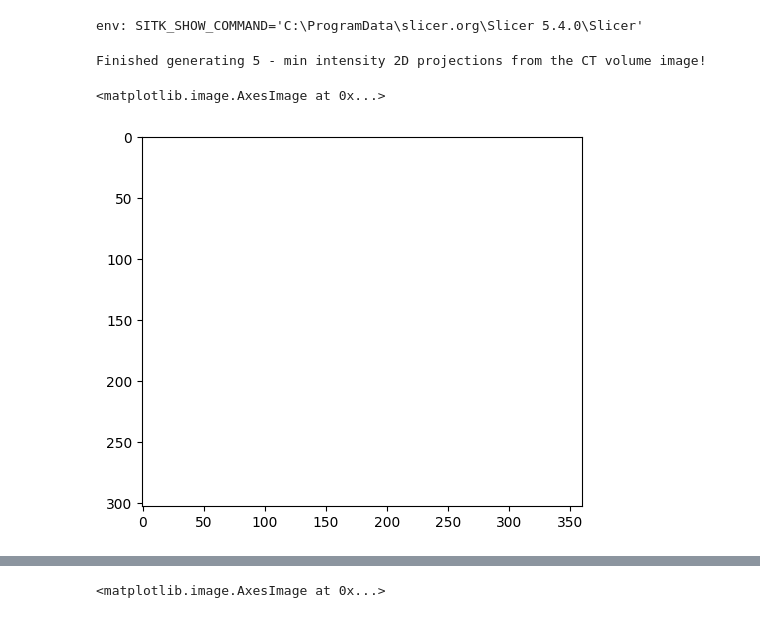
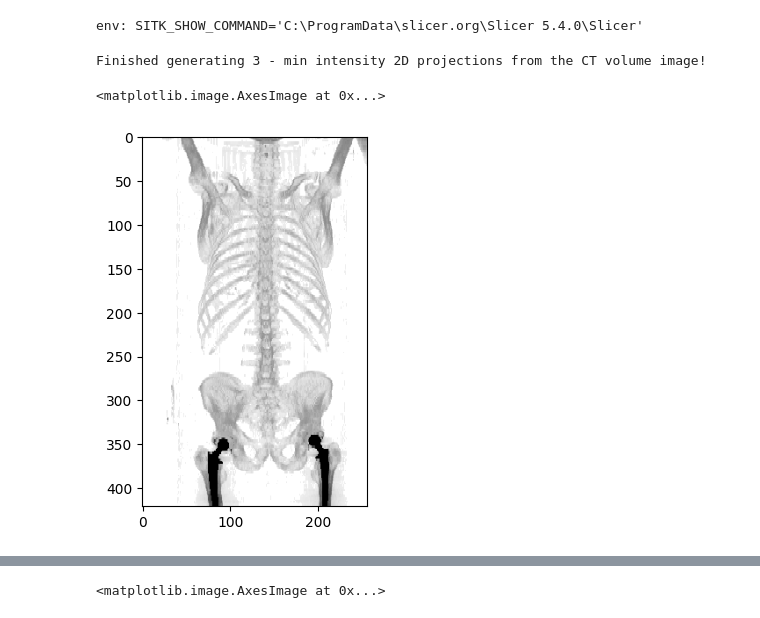
Before and after one commit to NickosKal/UCAN-PET-CT-image-data-handling-pipeline, a Jupyter notebook: Task2_1/SimpleITK_exploration.ipynb, the cells around one changed output, grey strips where cells are left out. Saved outputs shown, nothing was run; the diff lists cells and outputs as text; code cells hidden in the pictures.

Commit message:
Tried min and max for CT images

```diff
--- a/Task2_1/SimpleITK_exploration.ipynb
+++ b/Task2_1/SimpleITK_exploration.ipynb
@@ -41,27 +41,27 @@ PTYPE='min'
 # sample pet - E:\U-CAN-Lymfom_A\Ashish_SampleResampling\pat1_PET_resample_3Dimg.nii.gz
 # sampele ct - E:\U-CAN-Lymfom_A\Ashish_SampleResampling\pat1_CT_resample_3Dimg.nii.gz
 
-v_img = sitk.ReadImage(r'G:\U-CAN-Lymfom_A\Selected_for_UCAN_project\2dprojections\npr100222372477_SUV_CT\20171207\CT.nii.gz')
+v_img = sitk.ReadImage(r'f:\ReshapedCollages\sample_resampled_SUV_CT\npr100169878450_SUV_CT\20130412\CT.nii.gz')
 # v_img = sitk.ReadImage(r'E:\Sambit\Project_10\Data\Resampled_SUV_CT\npr100589333593_SUV_CT\20190205\SUV.nii.gz')
 
 # if not os.path.exists(r"E:\U-CAN-Lymfom_A\Ashish_SampleResampling\2d projections"):
 #     os.mkdir(r"E:\U-CAN-Lymfom_A\Ashish_SampleResampling\2d projections")
 
-save_path=r'G:\U-CAN-Lymfom_A\Selected_for_UCAN_project\2dprojections\sample\20171207'
+save_path=r'f:\ReshapedCollages\sample_resampled_SUV_CT\sample_2D\min\20171207'
 # save_path=r'E:\Sambit\Project_10\Data\Resampled_SUV_CT\Sample 2d projections\sample_SUV'
 
 #get_2D_projections(v_img,MODA,PTYPE,15,T_TYPE, img_n=save_path)
-get_2D_projections(v_img,MODA,ptype=PTYPE,angle=45,clip_value=15.0,t_type=T_TYPE,img_n=save_path)
+get_2D_projections(v_img,MODA,ptype=PTYPE,angle=90,clip_value=15.0,t_type=T_TYPE,img_n=save_path)
 # %% [output]
-Finished generating 5 - min intensity 2D projections from the CT volume image!
+Finished generating 3 - min intensity 2D projections from the CT volume image!
 # %%
 # index:  [192. 192. 192.]
 # physical rotation center:  (134.9765625, 134.9765625, -509.760009765625)
 # %%
-arr=np.load(r'G:\U-CAN-Lymfom_A\Selected_for_UCAN_project\2dprojections\sample\20171207_CT_LT_image_90.0.npy')
+arr=np.load(r'f:\ReshapedCollages\sample_resampled_SUV_CT\sample_2D\max\20171207_CT_B_image_90.0.npy')
 # print(np.unique(arr))
 # i_arr= 255 - arr
 plt.imshow(arr, cmap='gray')
 # %% [output]
 <matplotlib.image.AxesImage at 0x...>
-[figure, old version]
+[figure, new version]
```
Also changed, not shown: parts of 3 cells of this notebook, 1 other file.
